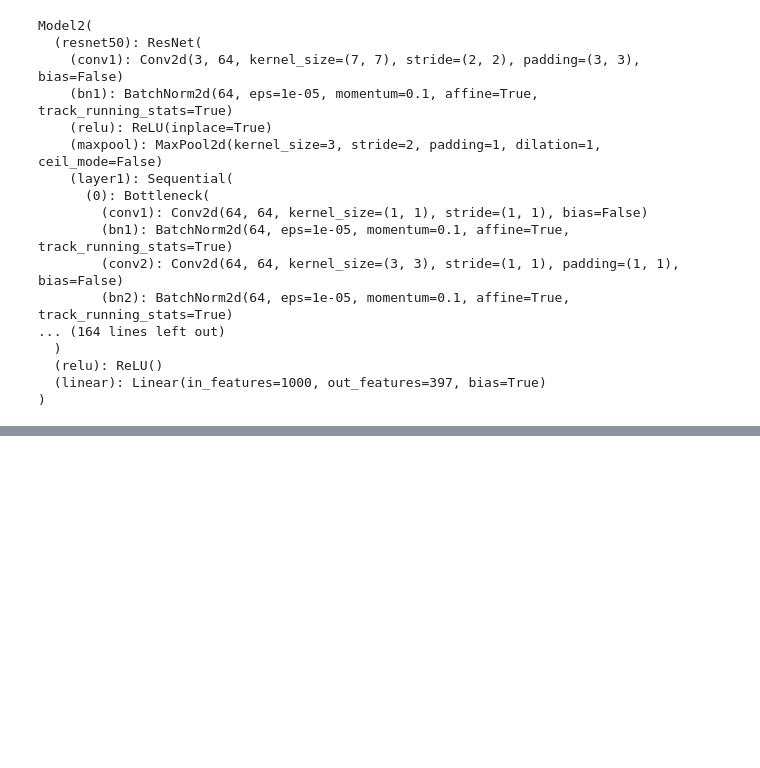
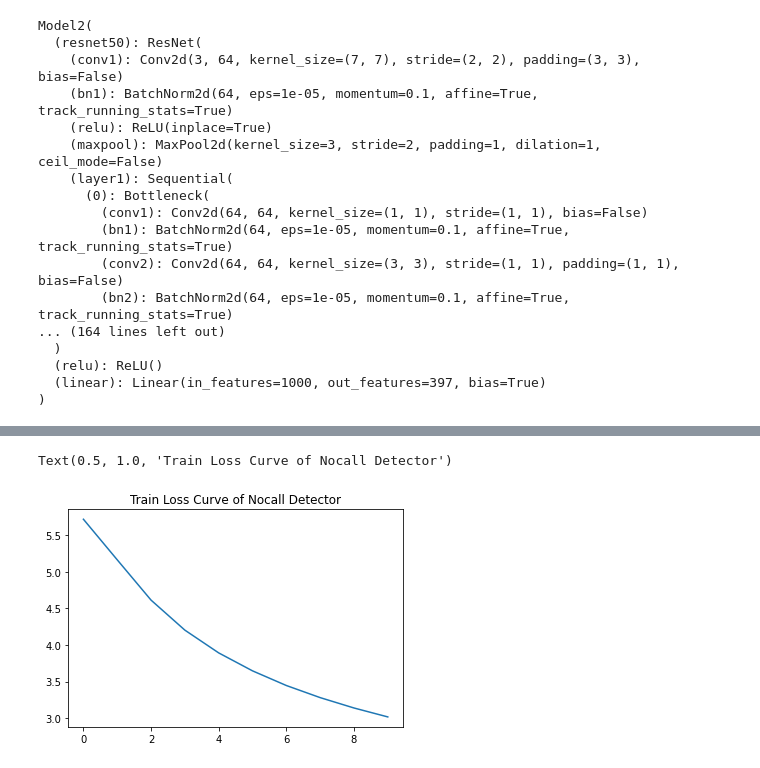
Before and after one commit to young-rae-kim/cs376_final_project, a Jupyter notebook: src/bird_specificator.ipynb, the cells around one changed output, grey strips where cells are left out. Cells and saved outputs as stored; diff of their text form; code cells hidden in the pictures; blank space fills up the shorter version.

Commit message:
Trained with 10 epochs, seems not learning anymore

```diff
--- a/src/bird_specificator.ipynb
+++ b/src/bird_specificator.ipynb
@@ -104,6 +96,7 @@ class birdclef(Dataset):
         self.filepaths = dataframe['filepath'].values
         self.labels = dataframe[labels].values
         self.process = process
+        self.batch_threshold = 128
 
         # Transforms for each train and validation
         self.train_transform = TT.Compose([
@@ -137,6 +130,7 @@ class birdclef(Dataset):
             source = np.expand_dims(source, axis=2)
         source = source.transpose(2, 0, 1, 3)
         N, H, W, C = source.shape
+        label_rp = N
 
         # Apply transform
         if self.process == 'train':
@@ -144,7 +138,16 @@ class birdclef(Dataset):
         elif self.process == 'valid':
             source = torch.stack([self.val_transform(Image.fromarray(x)) for x in source])
 
-        return source, torch.tensor(self.labels[idx], dtype=ltype).repeat(N)
+        # Avoid CUDA OOM
+        if N > self.batch_threshold:
+            unit = (N - self.batch_threshold) // 2
+            label_rp = self.batch_threshold
+            if N % 2 == 0:
+                source = source[unit : -unit]
+            else:
+                source = source[unit : -(unit + 1)]
+
+        return source, torch.tensor(self.labels[idx], dtype=ltype).repeat(label_rp)
 
     def __len__(self):
         return len(self.dataframe)
@@ -183,9 +186,6 @@ def evaluate_model(loader, model, beta=1.0):
             # Erase memory caches
             del x, y, scores, log_loss
 
-        gc.collect()
-        torch.cuda.empty_cache()
-
         acc = float(num_correct) / num_samples
         log_score = log_sum / num_samples
         f_score = fbeta_sum / num_samples
@@ -349,7 +372,18 @@ def bird(model, dataframe, val_index, test_index):
     return val_losses, train_losses, log_scores, fbeta_scores, test_scores
 # %%
 val_losses, train_losses, log_scores, fbeta_scores, test_scores = \
-    bird(model_2, birdclef_dataframe, 1, 0)
+    bird(cur_model, birdclef_dataframe, 1, 0)
+del cur_model
+
+# for i in range(2, 5):
+#     cur_model = Model2()
+#     cv_losses, ctr_losses, cl_scores, cf_scores, cte_scores = nocall(cur_model, birdclef_dataframe, i, 0)
+#     val_losses = torch.mean(torch.stack((torch.tensor(val_losses), torch.tensor(cv_losses))), dim=0)
+#     train_losses = torch.mean(torch.stack((torch.tensor(train_losses), torch.tensor(ctr_losses))), dim=0)
+#     log_scores = torch.mean(torch.stack((torch.tensor(log_scores), torch.tensor(cl_scores))), dim=0)
+#     fbeta_scores = torch.mean(torch.stack((torch.tensor(fbeta_scores), torch.tensor(cf_scores))), dim=0)
+#     for j in range(len(test_scores)):
+#         test_scores[j] = torch.mean(torch.stack((torch.tensor(test_scores[j]), torch.tensor(cte_scores[j]))), dim=0)
 # %% [output]
 Test set : 0, Validation set : 1
 Training model 2, epoch 1
@@ -365,0 +427,9 @@ RuntimeError: CUDA out of memory. Tried to allocate 94.00 MiB (GPU 0; 12.00 GiB
+# %%
+import matplotlib.pyplot as plt
+
+train_losses = torch.tensor(train_losses, device = 'cpu')
+plt.plot(np.arange(len(train_losses)), train_losses)
+plt.title('Train Loss Curve of Nocall Detector')
+# %% [output]
+Text(0.5, 1.0, 'Train Loss Curve of Nocall Detector')
+[figure, added]
```
Also changed, not shown: parts of 10 cells of this notebook.
